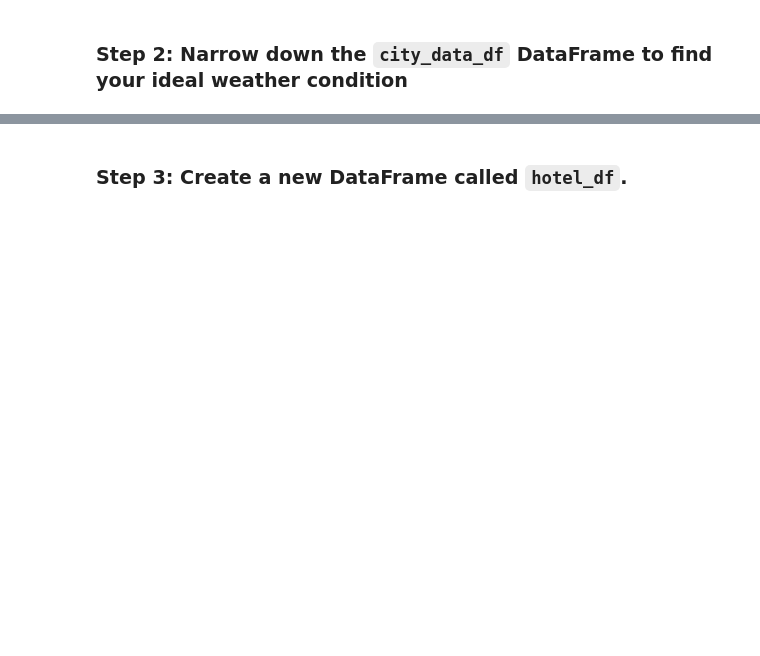
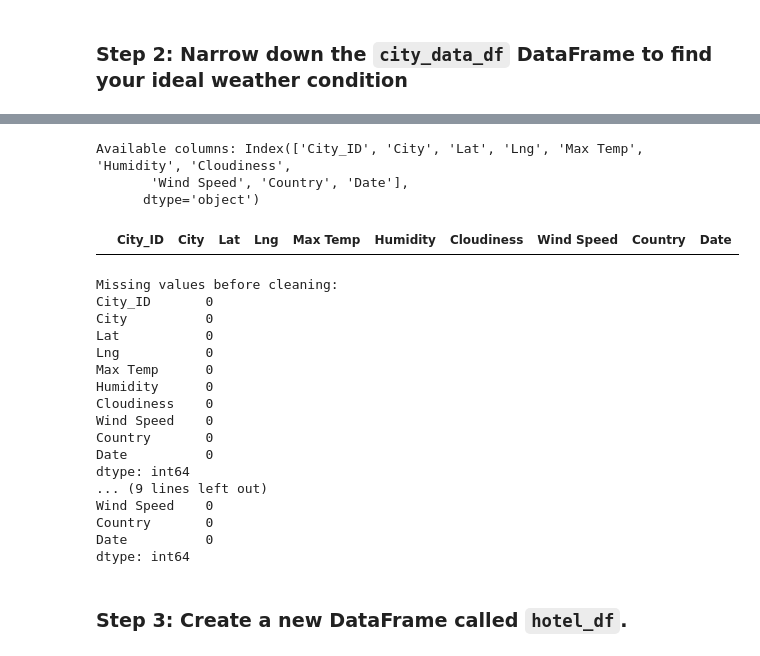
Before and after one commit to skburnap/python-api-challenge, a Jupyter notebook: VacationPy.ipynb, the cells around one changed output, grey strips where cells are left out. Cells and saved outputs as stored; diff of their text form; code cells hidden in the pictures; blank space fills up the shorter version.

```diff
--- a/VacationPy.ipynb
+++ b/VacationPy.ipynb
@@ -87,3 +60,57 @@ ModuleNotFoundError: The `geoviews` package must be installed in order to use ge
+# %%
+# Check column names
+print("Available columns:", city_data_df.columns)
+
+# Convert temperature if needed
+if city_data_df["Max Temp"].max() > 200:  # Likely in Kelvin
+    city_data_df["Max Temp"] = (city_data_df["Max Temp"] - 273.15) * 9/5 + 32
+
+# Drop NaN values before filtering
+city_data_df = city_data_df.dropna()
+
+# Narrow down cities that fit criteria
+ideal_cities = city_data_df[
+    (city_data_df["Max Temp"] >= 70) &
+    (city_data_df["Max Temp"] <= 85) &
+    (city_data_df["Humidity"] < 70) &
+    (city_data_df["Cloudiness"] < 50) &
+    (city_data_df["Wind Speed"] < 10)
+]
+
+# Display sample data
+display(ideal_cities.head())
+
+# Print missing values check
+print("Missing values before cleaning:")
+print(city_data_df.isnull().sum())
+
+# Drop NaN values
+city_data_df = city_data_df.dropna()
+
+print("\nMissing values after cleaning:")
+print(city_data_df.isnull().sum())
+# %% [output]
+Available columns: Index(['City_ID', 'City', 'Lat', 'Lng', 'Max Temp', 'Humidity', 'Cloudiness',
+       'Wind Speed', 'Country', 'Date'],
+      dtype='object')
+|  | City_ID | City | Lat | Lng | Max Temp | Humidity | Cloudiness | Wind Speed | Country | Date |
+Missing values before cleaning:
+City_ID       0
+City          0
+Lat           0
+Lng           0
+Max Temp      0
+Humidity      0
+Cloudiness    0
+Wind Speed    0
+Country       0
+Date          0
+dtype: int64
+... (9 lines left out)
+Wind Speed    0
+Country       0
+Date          0
+dtype: int64
 # %% [markdown]
 ### Step 3: Create a new DataFrame called `hotel_df`.
 # %%
```
Also changed, not shown: parts of 6 cells of this notebook, 13 other files.
